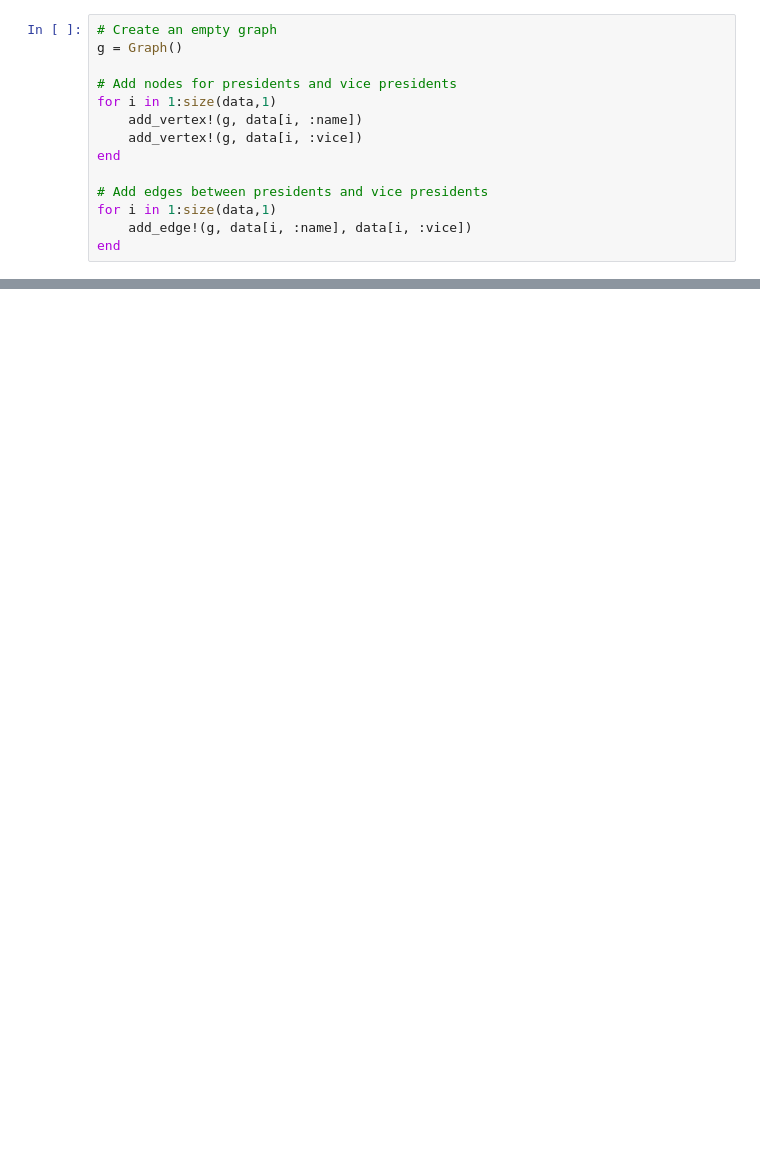
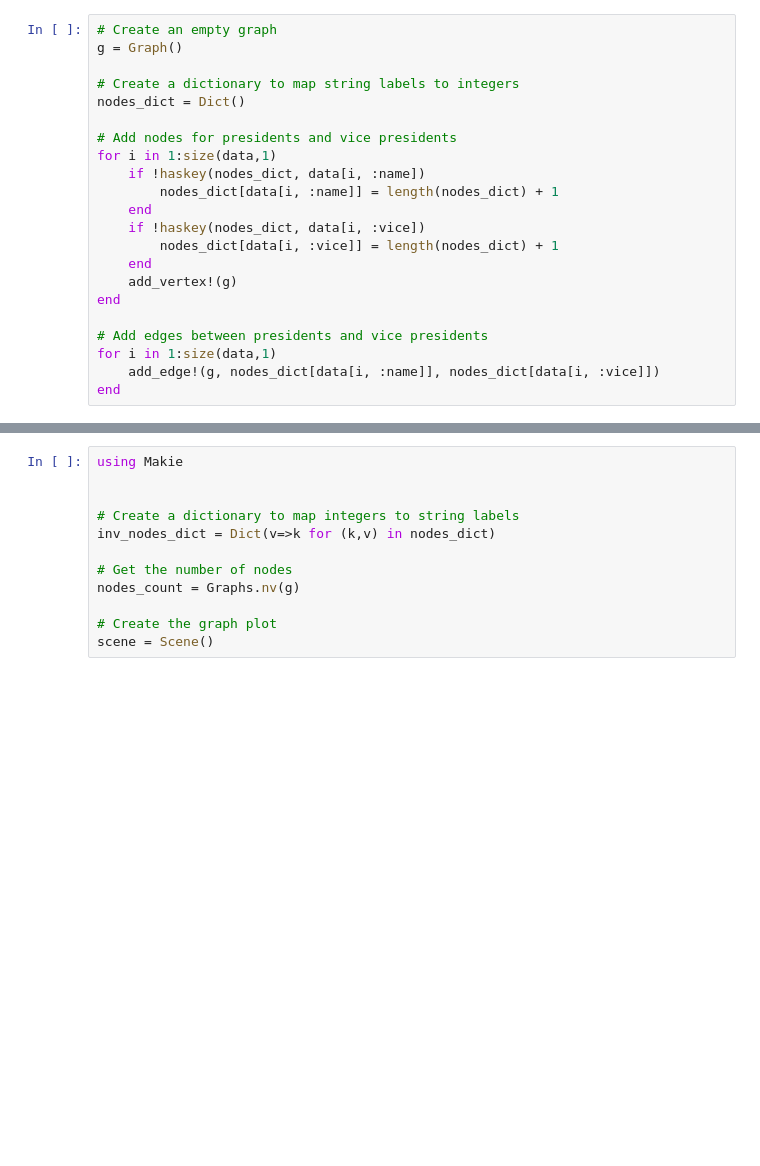
Before and after one commit to seangrant82/AI, a Jupyter notebook: graphs/julia/US_politics_Julia.ipynb, the cells around one changed output, grey strips where cells are left out. Saved outputs shown, nothing was run; the diff lists cells and outputs as text; blank space fills up the shorter version.

Commit message:
Added graph viz to Julia ntbk

```diff
--- a/graphs/julia/US_politics_Julia.ipynb
+++ b/graphs/julia/US_politics_Julia.ipynb
@@ -9,15 +28,23 @@ LoadError: ArgumentError: provide a valid sink argument, like `using DataFrames;
 # Create an empty graph
 g = Graph()
 
+# Create a dictionary to map string labels to integers
+nodes_dict = Dict()
+
 # Add nodes for presidents and vice presidents
 for i in 1:size(data,1)
-    add_vertex!(g, data[i, :name])
-    add_vertex!(g, data[i, :vice])
+    if !haskey(nodes_dict, data[i, :name])
+        nodes_dict[data[i, :name]] = length(nodes_dict) + 1
+    end
+    if !haskey(nodes_dict, data[i, :vice])
+        nodes_dict[data[i, :vice]] = length(nodes_dict) + 1
+    end
+    add_vertex!(g)
 end
 
 # Add edges between presidents and vice presidents
 for i in 1:size(data,1)
-    add_edge!(g, data[i, :name], data[i, :vice])
+    add_edge!(g, nodes_dict[data[i, :name]], nodes_dict[data[i, :vice]])
 end
 # %%
 # Display the graph
@@ -24,0 +59,14 @@ display(g)
+# %%
+using Makie
+
+
+# Create a dictionary to map integers to string labels
+inv_nodes_dict = Dict(v=>k for (k,v) in nodes_dict)
+
+# Get the number of nodes
+nodes_count = Graphs.nv(g)
+
+# Create the graph plot
+scene = Scene()
+# %% [output]
+[figure, added]
```
Also changed, not shown: parts of 6 cells of this notebook.
